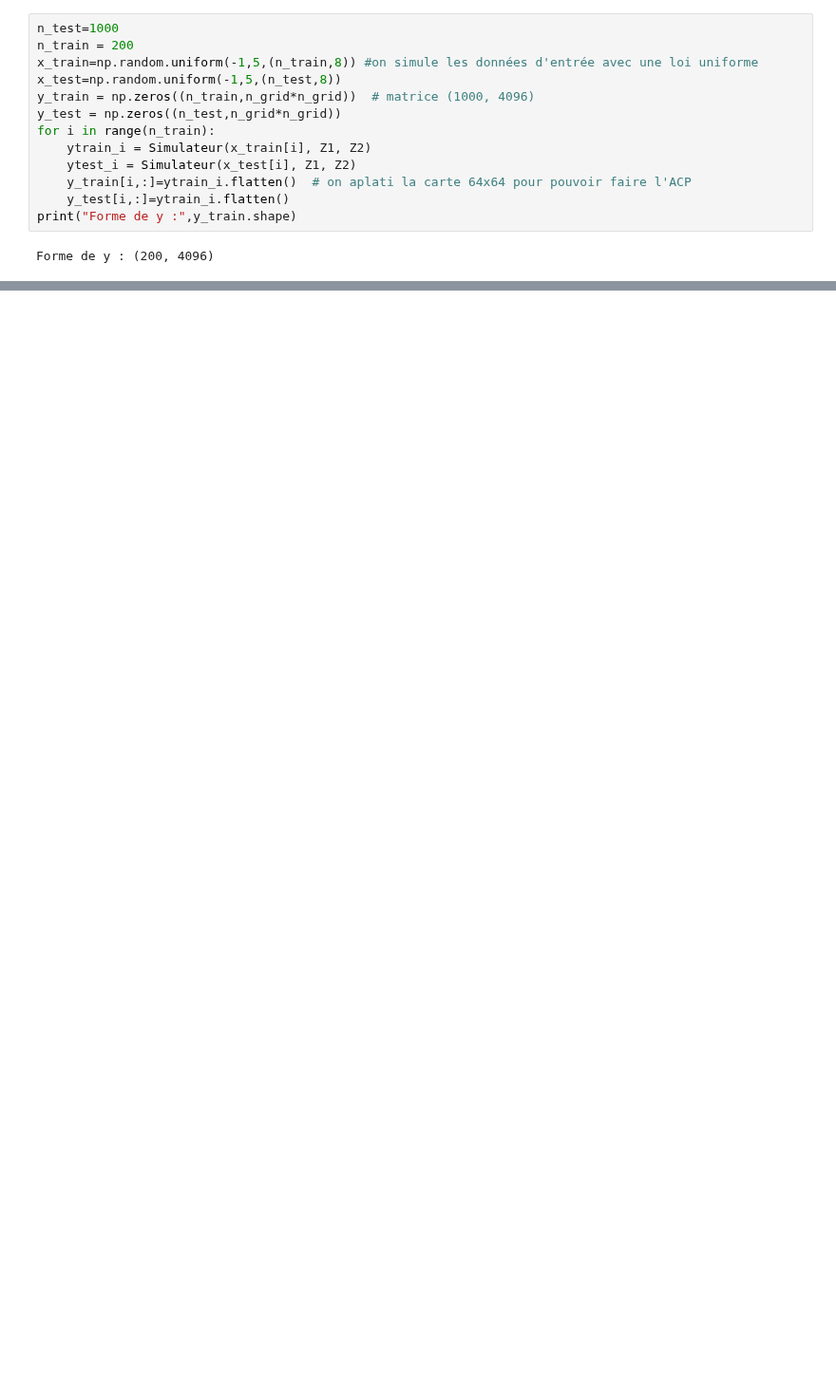
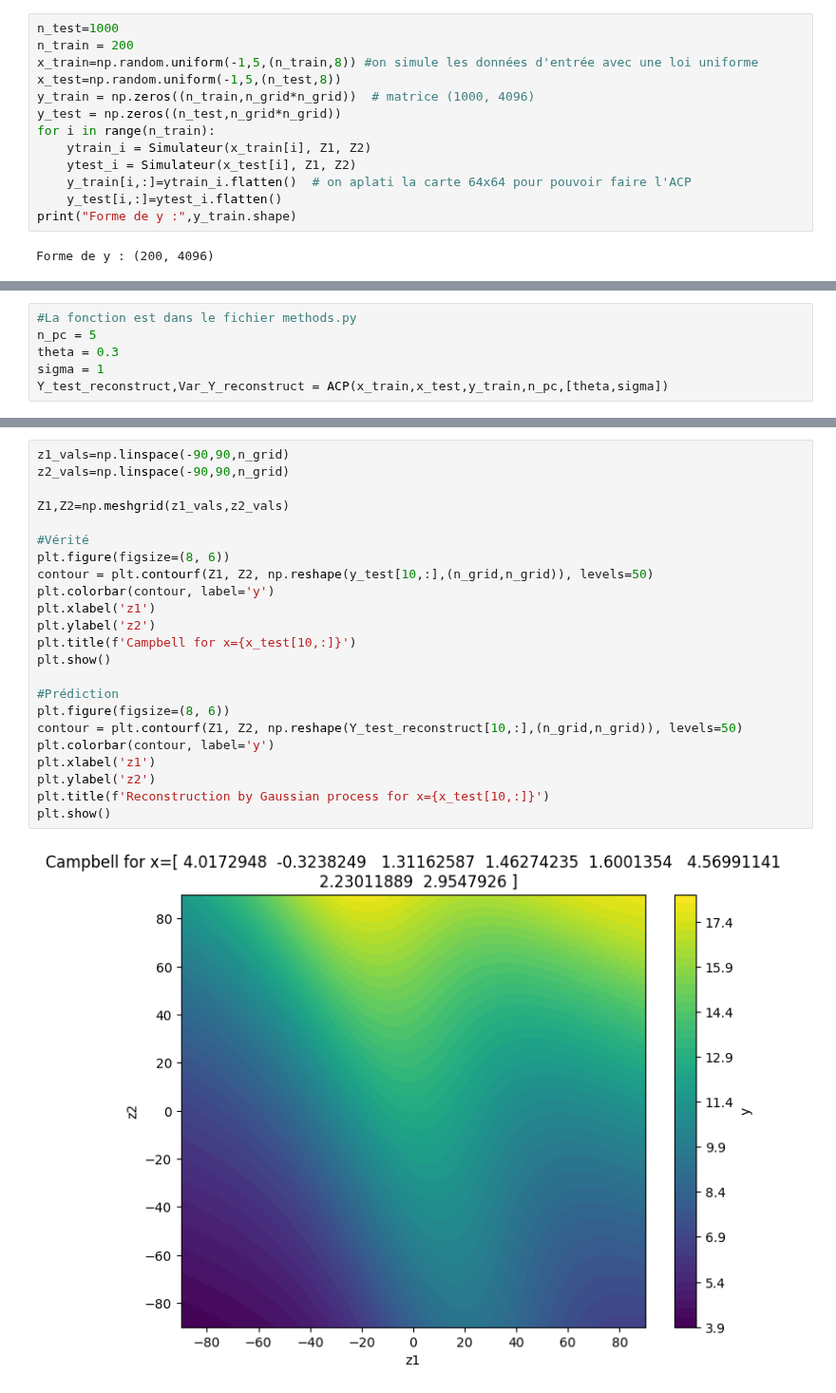
Before and after one commit to Viictordvd/Vigilance-Vagues-Submersion, a Jupyter notebook: campbell.ipynb, the cells around one changed output, grey strips where cells are left out. Shown at 95% size. Cells and saved outputs as stored; diff of their text form; blank space fills up the shorter version.

Commit message:
Add ToDo file and ACP method for prediction with GP

```diff
--- a/campbell.ipynb
+++ b/campbell.ipynb
@@ -41,7 +43,7 @@ for i in range(n_train):
     ytrain_i = Simulateur(x_train[i], Z1, Z2)
     ytest_i = Simulateur(x_test[i], Z1, Z2)
     y_train[i,:]=ytrain_i.flatten()  # on aplati la carte 64x64 pour pouvoir faire l'ACP
-    y_test[i,:]=ytrain_i.flatten()
+    y_test[i,:]=ytest_i.flatten()
 print("Forme de y :",y_train.shape)
 # %% [output]
 Forme de y : (200, 4096)
@@ -65,0 +52,6 @@ NameError: name 'condMean' is not defined
+# %%
+#La fonction est dans le fichier methods.py
+n_pc = 5
+theta = 0.3
+sigma = 1
+Y_test_reconstruct,Var_Y_reconstruct = ACP(x_train,x_test,y_train,n_pc,[theta,sigma])
@@ -65,0 +63,25 @@ NameError: name 'condMean' is not defined
+# %%
+z1_vals=np.linspace(-90,90,n_grid)
+z2_vals=np.linspace(-90,90,n_grid)
+
+Z1,Z2=np.meshgrid(z1_vals,z2_vals)
+
+#Vérité
+plt.figure(figsize=(8, 6))
+contour = plt.contourf(Z1, Z2, np.reshape(y_test[10,:],(n_grid,n_grid)), levels=50)
+plt.colorbar(contour, label='y')
+plt.xlabel('z1')
+plt.ylabel('z2')
+plt.title(f'Campbell for x={x_test[10,:]}')
+plt.show()
+
+#Prédiction
+plt.figure(figsize=(8, 6))
+contour = plt.contourf(Z1, Z2, np.reshape(Y_test_reconstruct[10,:],(n_grid,n_grid)), levels=50)
+plt.colorbar(contour, label='y')
+plt.xlabel('z1')
+plt.ylabel('z2')
+plt.title(f'Reconstruction by Gaussian process for x={x_test[10,:]}')
+plt.show()
+# %% [output]
+[figure, added]
```
Also changed, not shown: parts of 11 cells of this notebook, 3 other files.
